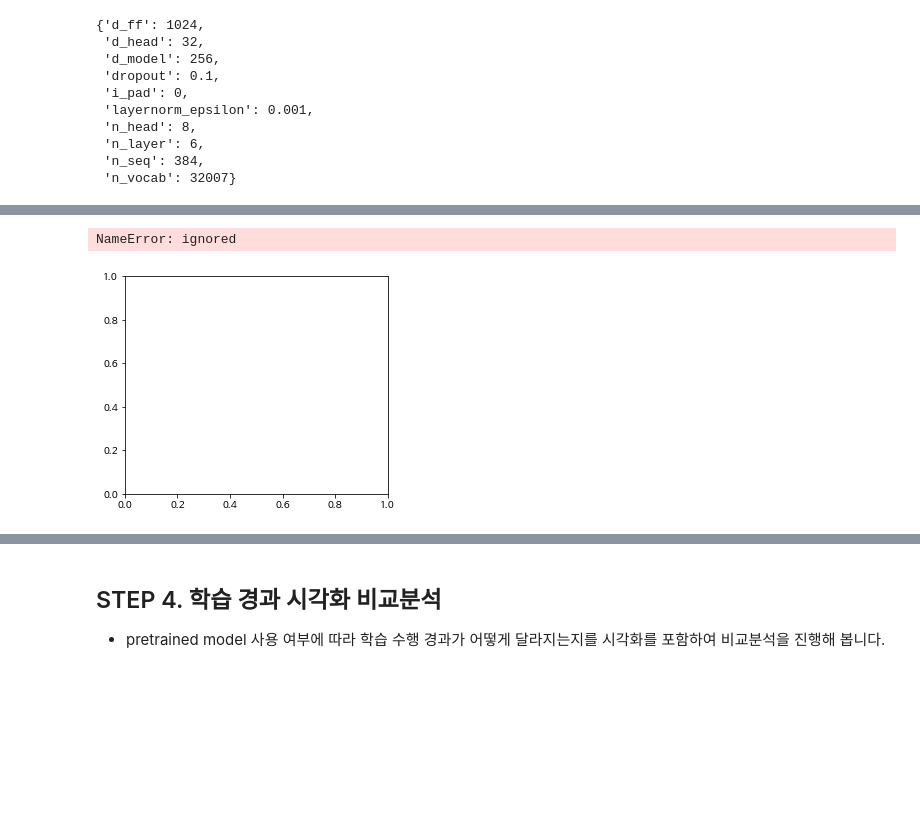
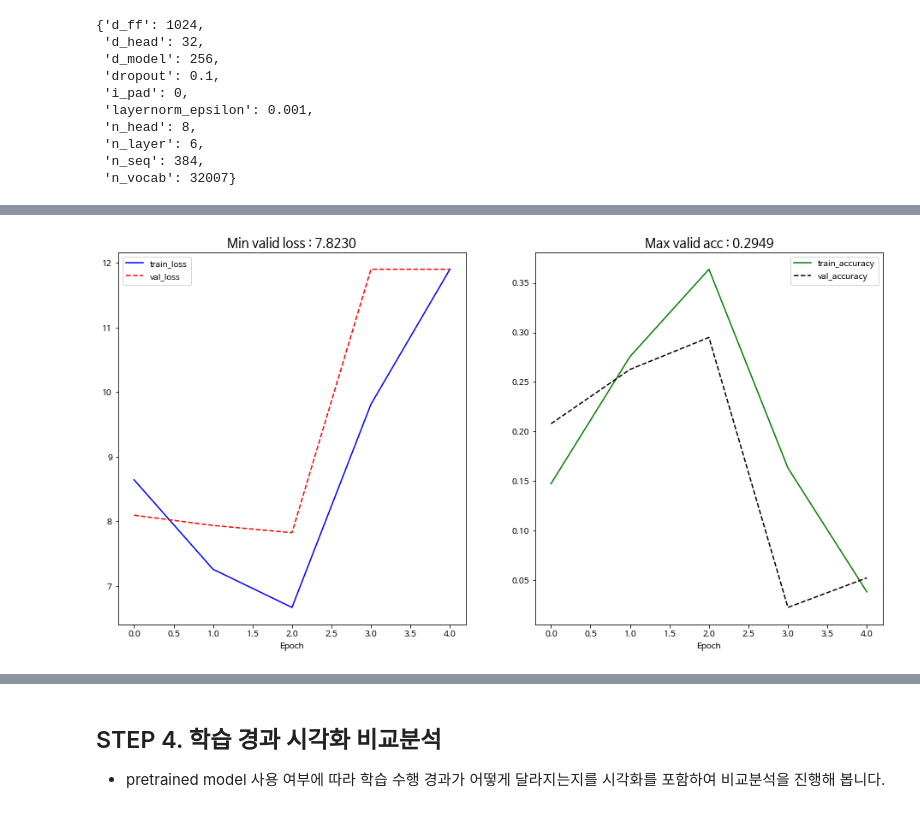
Before and after one commit to YesicaKim/E26_BERT_QnA, a Jupyter notebook: E26_bert_qna.ipynb, the cells around one changed output, grey strips where cells are left out. Drawn from its saved outputs; the diff is of its cells as text; code cells hidden in the pictures; blank space fills up the shorter version.

```diff
--- a/E26_bert_qna.ipynb
+++ b/E26_bert_qna.ipynb
@@ -2135,23 +2147,32 @@ _________________________________________________________________
 loss_fn = tf.keras.losses.sparse_categorical_crossentropy
 acc_fn = tf.keras.metrics.sparse_categorical_accuracy
 
-optimizer = tf.keras.optimizers.Adam(learning_rate=1e-4)
+optimizer = tf.keras.optimizers.Adam(learning_rate=5e-4)
 
 best_acc = .0
 patience = 0
+train_loss_lst, train_acc_lst, val_loss_lst, val_acc_lst = [], [], [], []
 for epoch in range(20):
-    train_epoch(model, train_dataset, loss_fn, acc_fn, optimizer)
+    s_l, e_l, s_acc, e_acc = train_epoch(model, train_dataset, loss_fn, acc_fn, optimizer)
     start_loss, end_loss, start_acc, end_acc = eval_epoch(model, dev_dataset, loss_fn, acc_fn)
     print(f'eval {epoch} >> loss: {start_loss:0.4f}, {end_loss:0.4f}, acc: {start_acc:0.4f}, {end_acc:0.4f}, \n    Total loss: {(start_loss+end_loss):0.4f}, Total acc: {(start_acc+end_acc):0.4f}')
-    acc = start_acc + end_acc
-    if best_acc < acc:
+    train_loss = s_l + e_l
+    train_acc = s_acc + e_acc
+    val_acc = start_acc + end_acc
+    val_loss = start_loss + end_loss
+
+    train_loss_lst.append(train_loss)
+    train_acc_lst.append(train_acc)
+    val_loss_lst.append(val_loss)
+    val_acc_lst.append(val_acc)
+    if best_acc < val_acc:
         patience = 0
-        best_acc = acc
+        best_acc = val_acc
         model.save_weights(os.path.join(data_dir, "korquad_bert_none_pretrain.hdf5"))
         print(f'save best model')
     else:
         patience += 1
-    if 5 <= patience:
+    if 2 <= patience:
         print(f'early stopping')
         break
 # %% [output]
@@ -2174,30 +2196,26 @@ eval 8 >> loss: 5.8249, 7.1865, acc: 0.1361, 0.1157,
 early stopping
 # %%
 # training result
-plt.figure(figsize=(16, 4))
+plt.figure(figsize=(16, 8))
 
-plt.subplot(1, 3, 1)
-plt.plot(history.history['loss'], 'b-', label='loss')
-plt.plot(history.history['val_loss'], 'r--', label='val_loss')
+plt.subplot(1, 2, 1)
+plt.plot(train_loss_lst, 'b-', label='train_loss')
+plt.plot(val_loss_lst, 'r--', label='val_loss')
 plt.xlabel('Epoch')
+plt.title(f'Min valid loss : {min(val_loss_lst):.4f}', fontsize=15)
 plt.legend()
 
-plt.subplot(1, 3, 2)
-plt.plot(history.history['start_accuracy'], 'g-', label='start_accuracy')
-plt.plot(history.history['val_start_accuracy'], 'k--', label='val_start_accuracy')
+plt.subplot(1, 2, 2)
+plt.plot(train_acc_lst, 'g-', label='train_accuracy')
+plt.plot(val_acc_lst, 'k--', label='val_accuracy')
 plt.xlabel('Epoch')
+plt.title(f'Max valid acc : {max(val_acc_lst):.4f}', fontsize=15)
 plt.legend()
-
-plt.subplot(1, 3, 3)
-plt.plot(history.history['end_accuracy'], 'b-', label='end_accuracy')
-plt.plot(history.history['val_end_accuracy'], 'g--', label='val_end_accuracy')
-plt.xlabel('Epoch')
-plt.legend()
+plt.savefig('./result1.png')
 
 plt.show()
 # %% [output]
-NameError: ignored
-[figure, old version]
+[figure, new version]
 # %%
 def do_predict(model, question, context):
     """
```
Also changed, not shown: parts of 17 cells of this notebook.
